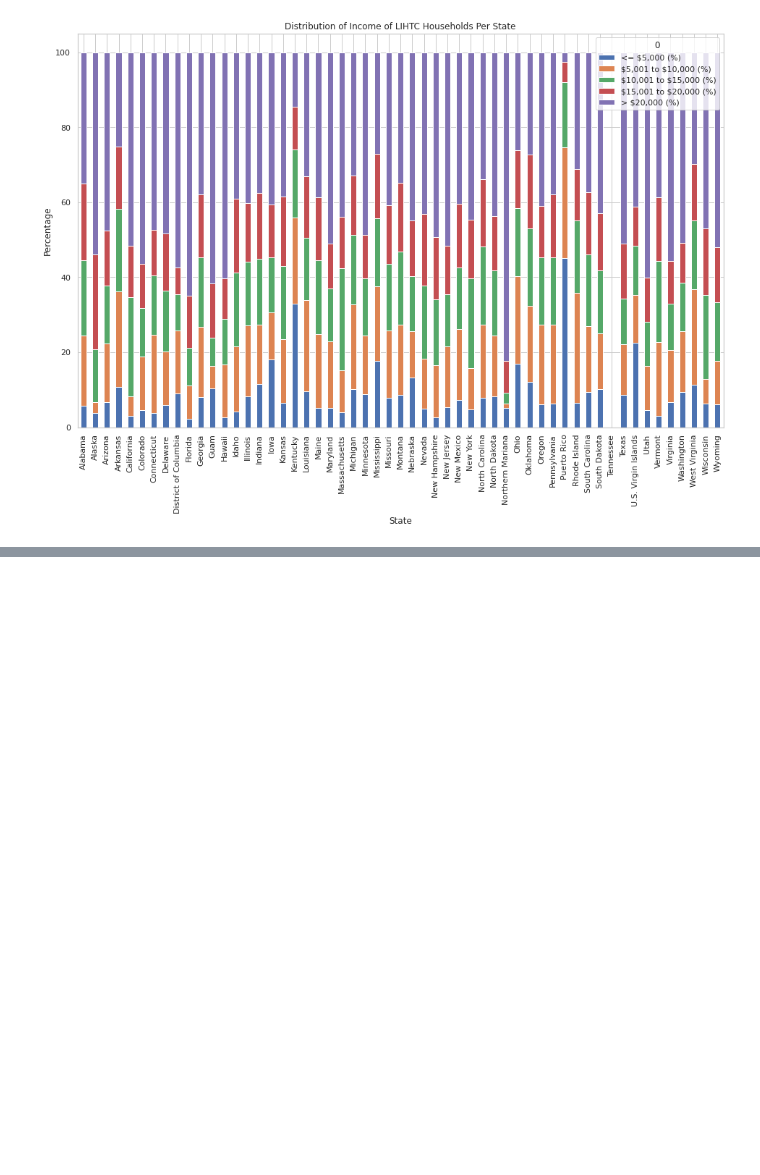
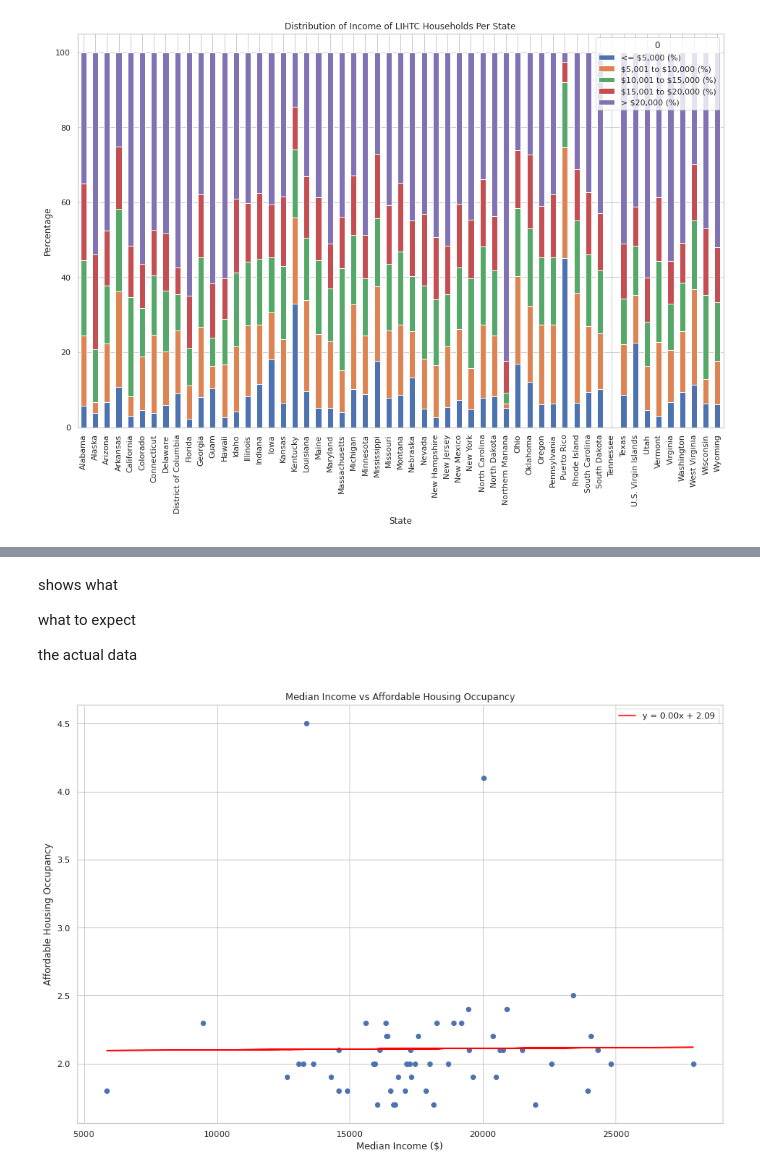
Before and after one commit to samuelscheffler/Housing-Data-Analysis, a Jupyter notebook: final-tutorial.ipynb, the cells around one changed output, grey strips where cells are left out. Saved outputs shown, nothing was run; the diff lists cells and outputs as text; code cells hidden in the pictures; blank space fills up the shorter version.

```diff
--- a/final-tutorial.ipynb
+++ b/final-tutorial.ipynb
@@ -390,0 +409,47 @@ plt.show()
+# %%
+#Correlation occupancy of affordable housing and median income per state.
+state_2018.index = state_2018.index.str.strip()
+
+state_2018 = state_2018.rename(index={'Northern Mariana Islands': 'Northern Mariana'})
+state_2018 = state_2018.drop("Missing")
+# %% [markdown]
+shows what
+
+what to expect
+
+the actual data
+# %%
+##Missing val, replace val w/ mean of column (also is the default func of sklearn imputer)
+household_income_df_mod = household_income_df.fillna(household_income_df.mean())
+
+##OR replace w/ 0
+#household_income_df["Median Income ($)"].fillna(0, inplace=True)
+
+##Reshaping cols for linear regression
+X = household_income_df_mod["Median Income ($)"].values.reshape(-1,1)
+Y = state_2018["Occupancy/unit"].values.reshape(-1,1)
+
+##Creating linear regression
+lin_regr = LinearRegression()
+reg = lin_regr.fit(X, Y)
+
+##Predictions
+Y_pred = lin_regr.predict(X)
+
+m = reg.coef_[0][0]
+b = reg.intercept_[0]
+
+line_label = "y = {:.2f}x + {:.2f}".format(m, b)
+
+##Plotting
+plt.figure(figsize=(15,10))
+plt.scatter(X,Y)
+plt.plot(X,Y_pred, color='red', label=line_label)
+plt.xlabel("Median Income ($)")
+plt.ylabel("Affordable Housing Occupancy")
+plt.title("Median Income vs Affordable Housing Occupancy")
+plt.legend(loc='upper right')
+
+plt.show()
+# %% [output]
+[figure, added]
```
Also changed, not shown: parts of 24 cells of this notebook.
